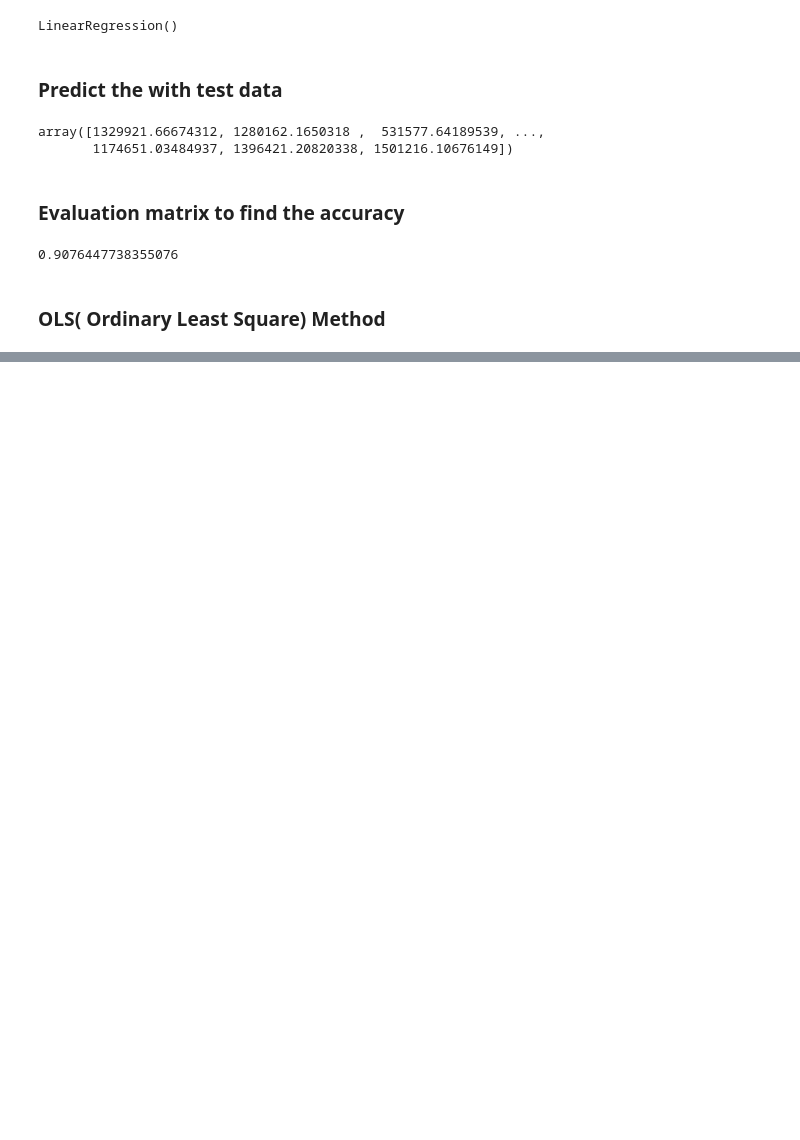
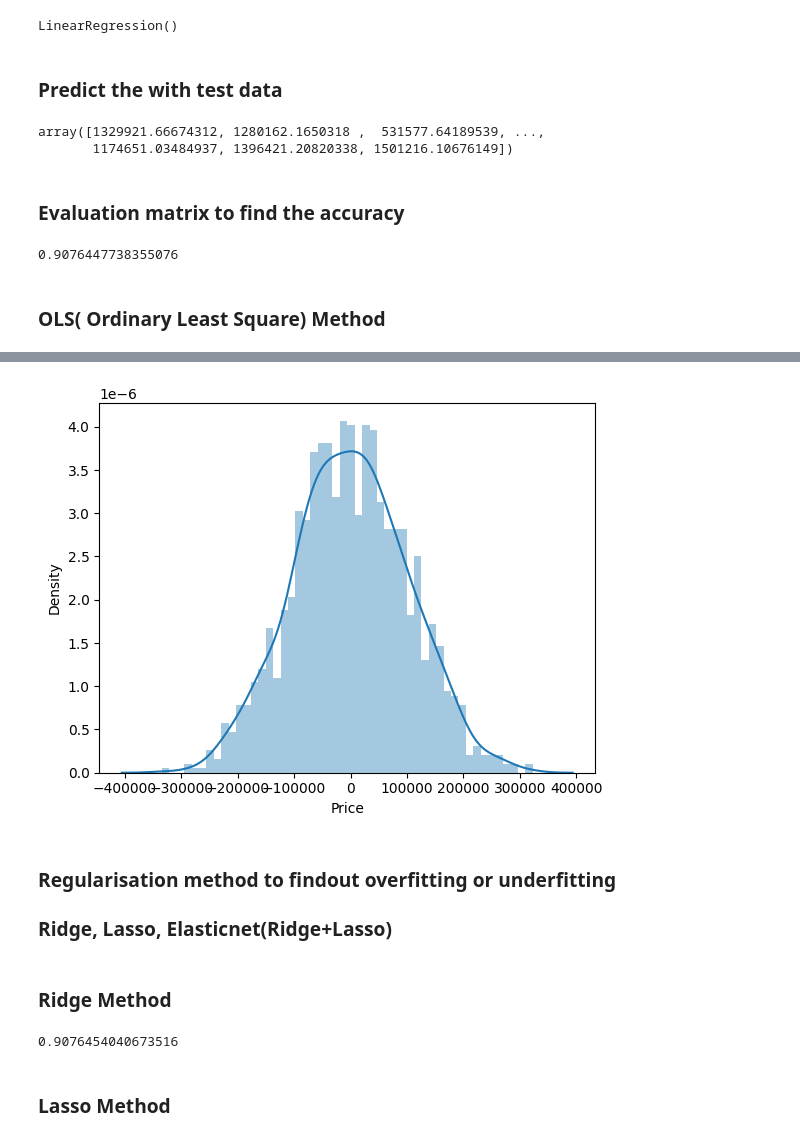
Before and after one commit to Jayshankar10/ML-Projects, a Jupyter notebook: Linear Regression/Notebook/USA Housing Price.ipynb, the cells around one changed output, grey strips where cells are left out. Cells and saved outputs as stored; diff of their text form; code cells hidden in the pictures; blank space fills up the shorter version.

```diff
--- a/Linear Regression/Notebook/USA Housing Price.ipynb
+++ b/Linear Regression/Notebook/USA Housing Price.ipynb
@@ -284,0 +333,9 @@ r2_score(y_test,y_pred)
+# %%
+sns.distplot((y_test - y_pred), bins=50)
+plt.show()
+# %% [output]
+[figure, added]
+# %% [markdown]
+### Regularisation method to findout overfitting or underfitting
+
+### Ridge, Lasso, Elasticnet(Ridge+Lasso)
@@ -284,0 +344,11 @@ r2_score(y_test,y_pred)
+# %% [markdown]
+### Ridge Method
+# %%
+ridge_regr = Ridge(alpha=0.1)
+ridge_regr.fit(x_train,y_train)
+y_reg_pred = ridge_regr.predict(x_test)
+r2_score(y_test, y_reg_pred)
+# %% [output]
+0.9076454040673516
+# %% [markdown]
+### Lasso Method
```
Also changed, not shown: parts of 13 cells of this notebook, 1 other file.
